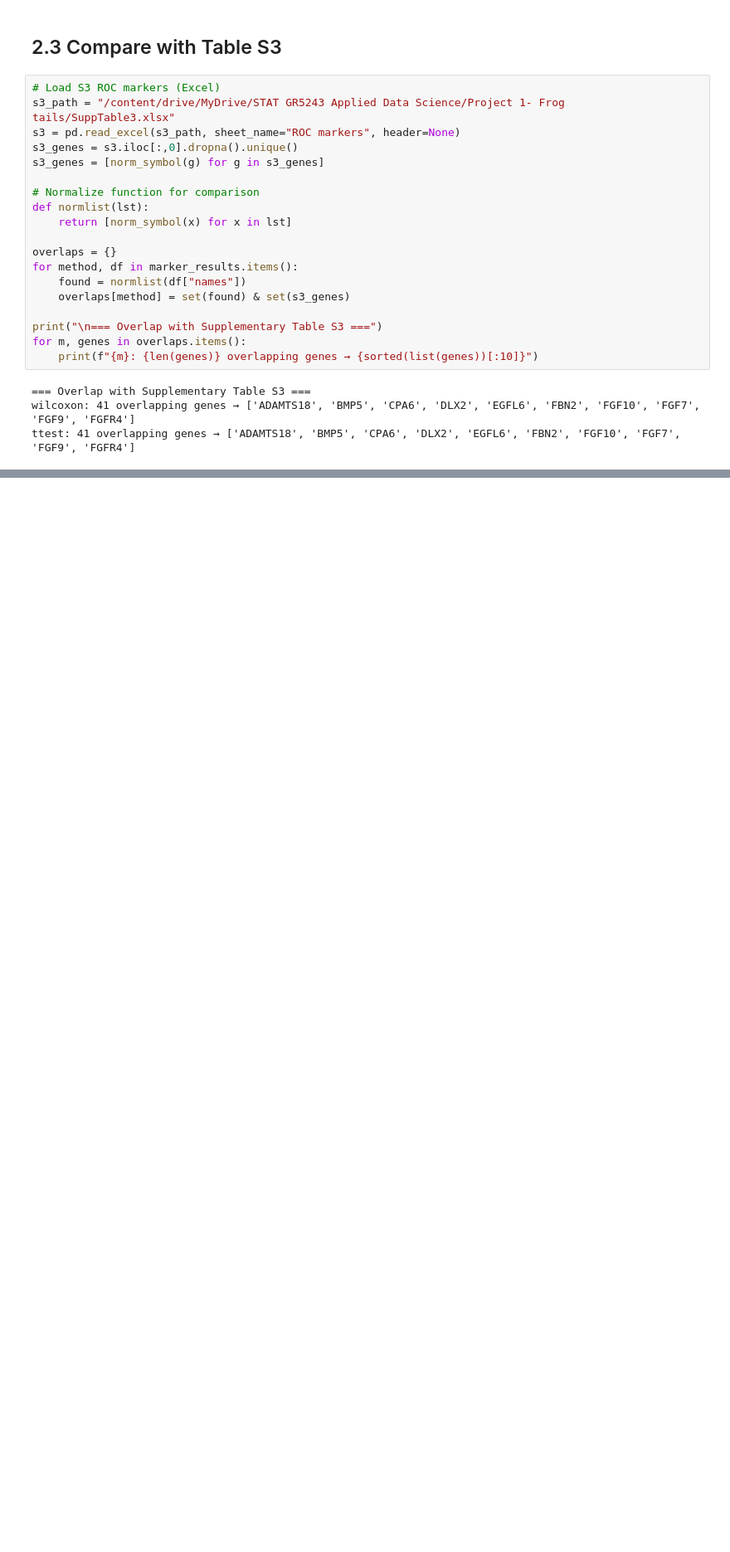
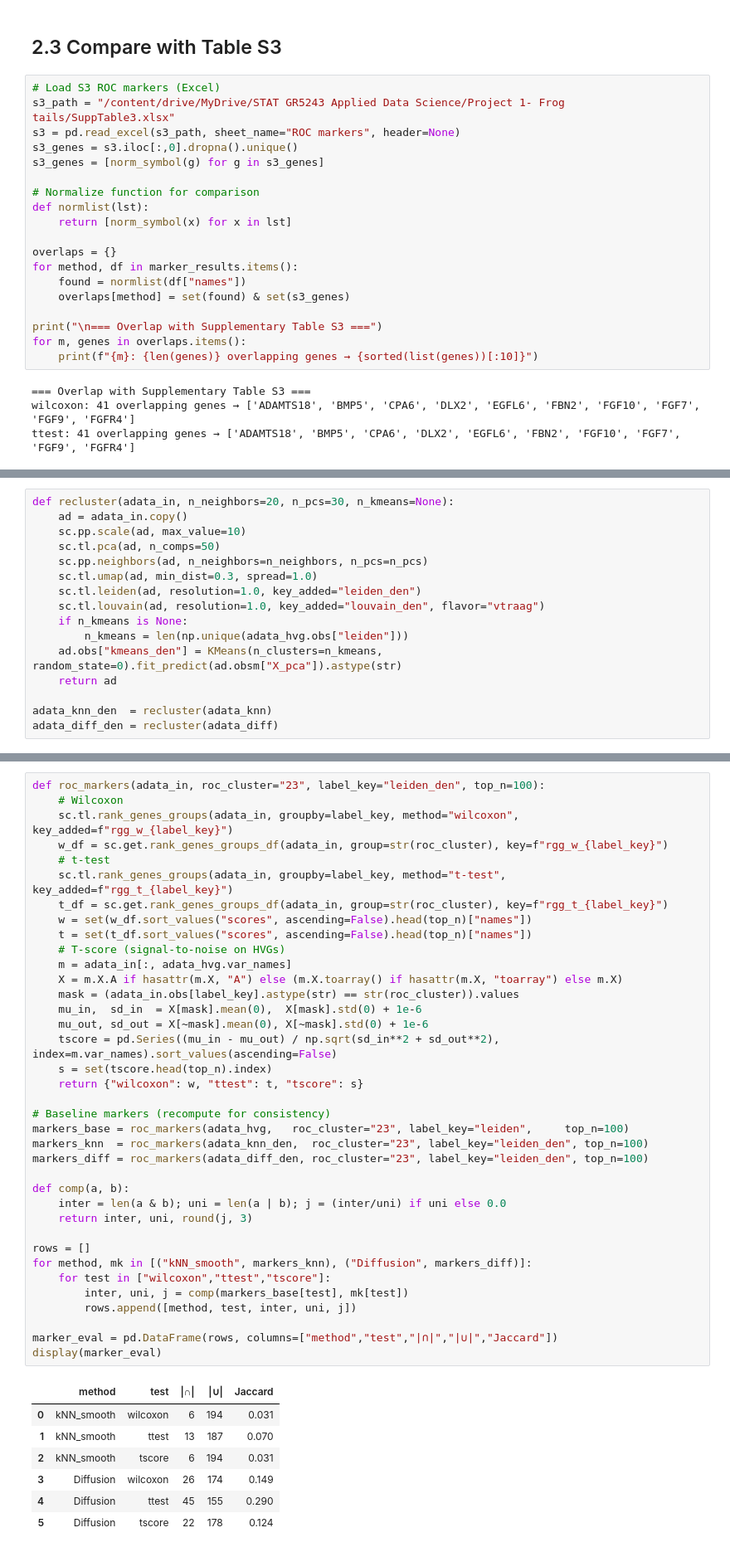
Before and after one commit to biohackingmathematician/MLGenomics, a Jupyter notebook: Frog_and_tail.ipynb, the cells around one changed output, grey strips where cells are left out. Shown at 83% size. Drawn from its saved outputs; the diff is of its cells as text; blank space fills up the shorter version.

```diff
--- a/Frog_and_tail.ipynb
+++ b/Frog_and_tail.ipynb
@@ -737,0 +952,16 @@ ttest: 41 overlapping genes → ['ADAMTS18', 'BMP5', 'CPA6', 'DLX2', 'EGFL6', 'F
+# %%
+def recluster(adata_in, n_neighbors=20, n_pcs=30, n_kmeans=None):
+    ad = adata_in.copy()
+    sc.pp.scale(ad, max_value=10)
+    sc.tl.pca(ad, n_comps=50)
+    sc.pp.neighbors(ad, n_neighbors=n_neighbors, n_pcs=n_pcs)
+    sc.tl.umap(ad, min_dist=0.3, spread=1.0)
+    sc.tl.leiden(ad, resolution=1.0, key_added="leiden_den")
+    sc.tl.louvain(ad, resolution=1.0, key_added="louvain_den", flavor="vtraag")
+    if n_kmeans is None:
+        n_kmeans = len(np.unique(adata_hvg.obs["leiden"]))
+    ad.obs["kmeans_den"] = KMeans(n_clusters=n_kmeans, random_state=0).fit_predict(ad.obsm["X_pca"]).astype(str)
+    return ad
+
+adata_knn_den  = recluster(adata_knn)
+adata_diff_den = recluster(adata_diff)
@@ -737,0 +1001,45 @@ ttest: 41 overlapping genes → ['ADAMTS18', 'BMP5', 'CPA6', 'DLX2', 'EGFL6', 'F
+# %%
+def roc_markers(adata_in, roc_cluster="23", label_key="leiden_den", top_n=100):
+    # Wilcoxon
+    sc.tl.rank_genes_groups(adata_in, groupby=label_key, method="wilcoxon", key_added=f"rgg_w_{label_key}")
+    w_df = sc.get.rank_genes_groups_df(adata_in, group=str(roc_cluster), key=f"rgg_w_{label_key}")
+    # t-test
+    sc.tl.rank_genes_groups(adata_in, groupby=label_key, method="t-test",   key_added=f"rgg_t_{label_key}")
+    t_df = sc.get.rank_genes_groups_df(adata_in, group=str(roc_cluster), key=f"rgg_t_{label_key}")
+    w = set(w_df.sort_values("scores", ascending=False).head(top_n)["names"])
+    t = set(t_df.sort_values("scores", ascending=False).head(top_n)["names"])
+    # T-score (signal-to-noise on HVGs)
+    m = adata_in[:, adata_hvg.var_names]
+    X = m.X.A if hasattr(m.X, "A") else (m.X.toarray() if hasattr(m.X, "toarray") else m.X)
+    mask = (adata_in.obs[label_key].astype(str) == str(roc_cluster)).values
+    mu_in,  sd_in  = X[mask].mean(0),  X[mask].std(0) + 1e-6
+    mu_out, sd_out = X[~mask].mean(0), X[~mask].std(0) + 1e-6
+    tscore = pd.Series((mu_in - mu_out) / np.sqrt(sd_in**2 + sd_out**2), index=m.var_names).sort_values(ascending=False)
+    s = set(tscore.head(top_n).index)
+    return {"wilcoxon": w, "ttest": t, "tscore": s}
+
+# Baseline markers (recompute for consistency)
+markers_base = roc_markers(adata_hvg,   roc_cluster="23", label_key="leiden",     top_n=100)
+markers_knn  = roc_markers(adata_knn_den,  roc_cluster="23", label_key="leiden_den", top_n=100)
+markers_diff = roc_markers(adata_diff_den, roc_cluster="23", label_key="leiden_den", top_n=100)
+
+def comp(a, b):
+    inter = len(a & b); uni = len(a | b); j = (inter/uni) if uni else 0.0
+    return inter, uni, round(j, 3)
+
+rows = []
+for method, mk in [("kNN_smooth", markers_knn), ("Diffusion", markers_diff)]:
+    for test in ["wilcoxon","ttest","tscore"]:
+        inter, uni, j = comp(markers_base[test], mk[test])
+        rows.append([method, test, inter, uni, j])
+
+marker_eval = pd.DataFrame(rows, columns=["method","test","|∩|","|∪|","Jaccard"])
+display(marker_eval)
+# %% [output]
+|  | method | test | |∩| | |∪| | Jaccard |
+| 0 | kNN_smooth | wilcoxon | 6 | 194 | 0.031 |
+| 1 | kNN_smooth | ttest | 13 | 187 | 0.070 |
+| 2 | kNN_smooth | tscore | 6 | 194 | 0.031 |
+| 3 | Diffusion | wilcoxon | 26 | 174 | 0.149 |
+| 4 | Diffusion | ttest | 45 | 155 | 0.290 |
+| 5 | Diffusion | tscore | 22 | 178 | 0.124 |
```
Also changed, not shown: parts of 22 cells of this notebook.
